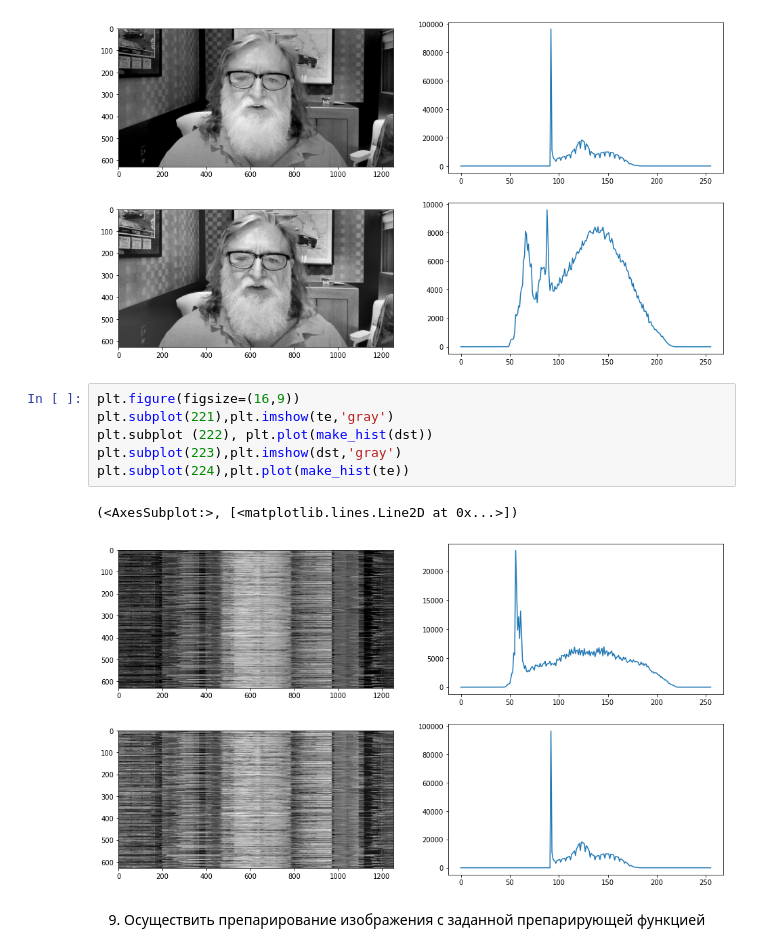
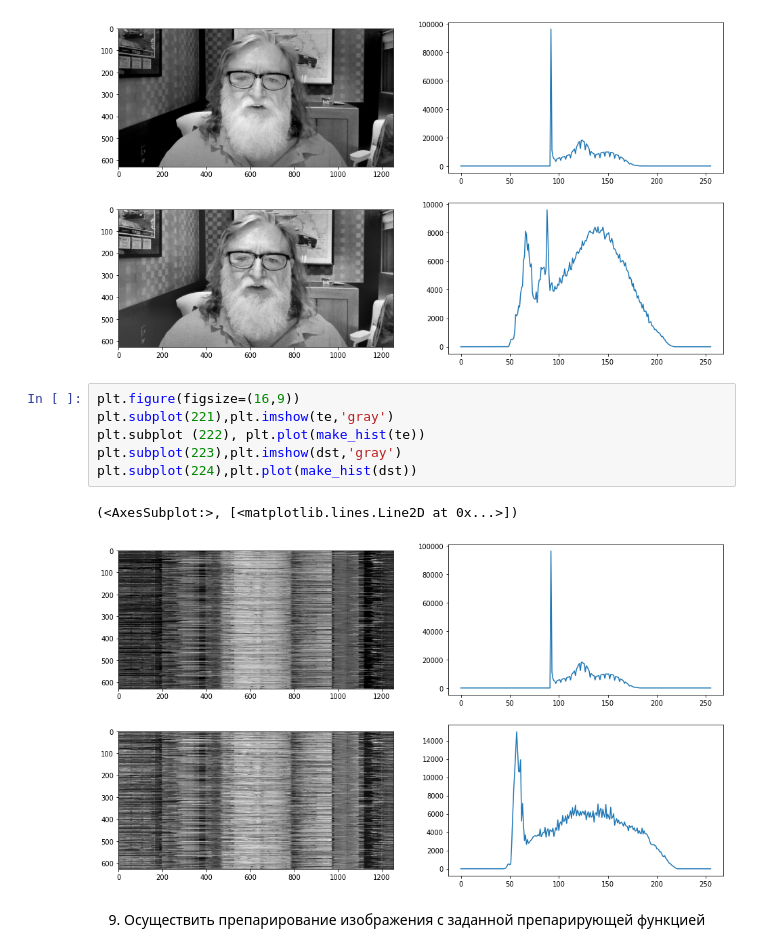
Before and after one commit to Liptee/Image-processing, a Jupyter notebook: LAB1/img_processing.ipynb, the cells around one changed output. Cells and saved outputs as stored; diff of their text form.

```diff
--- a/LAB1/img_processing.ipynb
+++ b/LAB1/img_processing.ipynb
@@ -199,12 +200,12 @@ plt.subplot(224),plt.plot(make_hist(dsst_orig))
 # %%
 plt.figure(figsize=(16,9))
 plt.subplot(221),plt.imshow(te,'gray')
-plt.subplot (222), plt.plot(make_hist(dst))
+plt.subplot (222), plt.plot(make_hist(te))
 plt.subplot(223),plt.imshow(dst,'gray')
-plt.subplot(224),plt.plot(make_hist(te))
+plt.subplot(224),plt.plot(make_hist(dst))
 # %% [output]
 (<AxesSubplot:>, [<matplotlib.lines.Line2D at 0x...>])
-[figure, old version]
+[figure, new version]
 # %% [markdown]
 9. Осуществить препарирование изображения с заданной препарирующей функцией
 # %%
```
Also changed, not shown: parts of 1 cell of this notebook, 1 other file.
